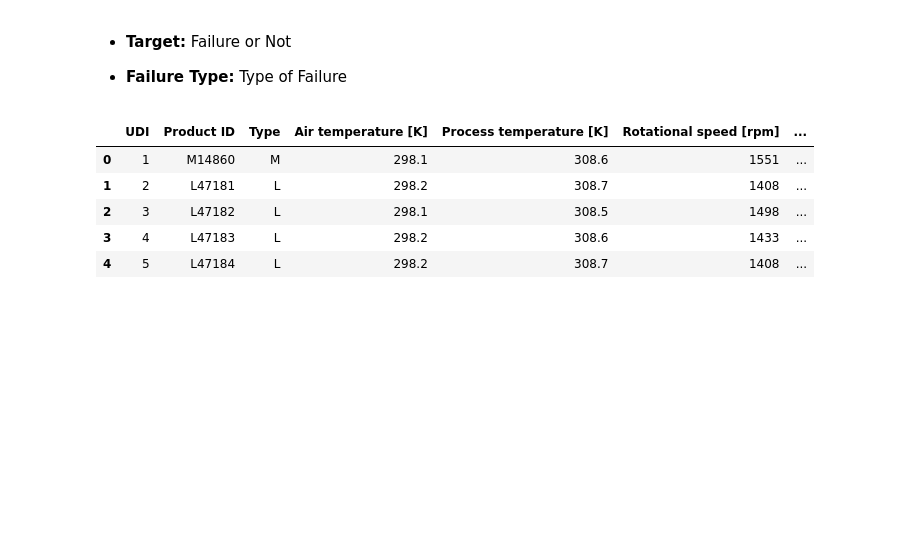
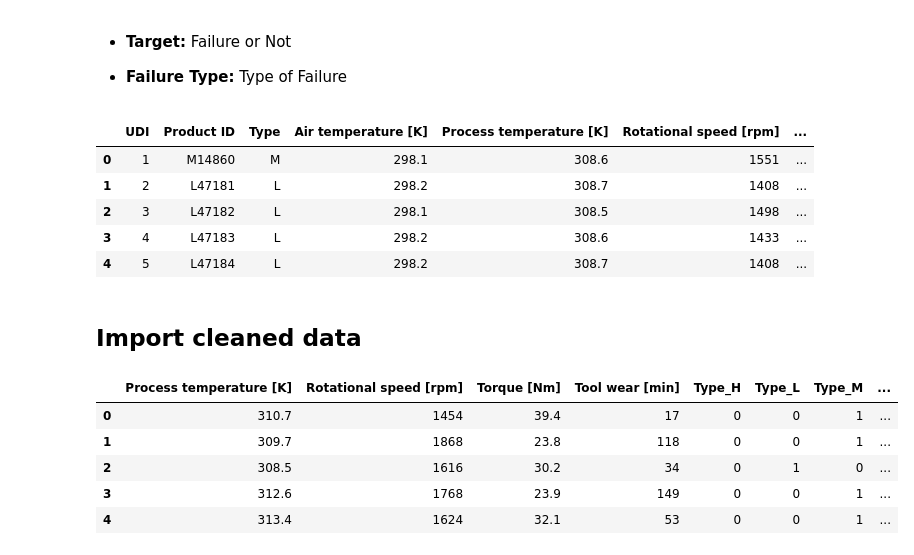
Before and after one commit to earth1987/machine-failure, a Jupyter notebook: notebooks/predicting_failure.ipynb, the cells around one changed output. Cells and saved outputs as stored; diff of their text form; code cells hidden in the pictures; blank space fills up the shorter version.

```diff
--- a/notebooks/predicting_failure.ipynb
+++ b/notebooks/predicting_failure.ipynb
@@ -48,3 +63,16 @@ raw_df.head()
 | 2 | 3 | L47182 | L | 298.1 | 308.5 | 1498 | ... |
 | 3 | 4 | L47183 | L | 298.2 | 308.6 | 1433 | ... |
 | 4 | 5 | L47184 | L | 298.2 | 308.7 | 1408 | ... |
+# %% [markdown]
+## Import cleaned data
+# %%
+train_df = pd.read_csv(cf.file_directory('cleaned') + 'train_df.csv')
+test_df = pd.read_csv(cf.file_directory('cleaned') + 'test_df.csv')
+train_df.head()
+# %% [output]
+|  | Process temperature [K] | Rotational speed [rpm] | Torque [Nm] | Tool wear [min] | Type_H | Type_L | Type_M | ... |
+| 0 | 310.7 | 1454 | 39.4 | 17 | 0 | 0 | 1 | ... |
+| 1 | 309.7 | 1868 | 23.8 | 118 | 0 | 0 | 1 | ... |
+| 2 | 308.5 | 1616 | 30.2 | 34 | 0 | 1 | 0 | ... |
+| 3 | 312.6 | 1768 | 23.9 | 149 | 0 | 0 | 1 | ... |
+| 4 | 313.4 | 1624 | 32.1 | 53 | 0 | 0 | 1 | ... |
```
Also changed, not shown: parts of 38 cells of this notebook.
